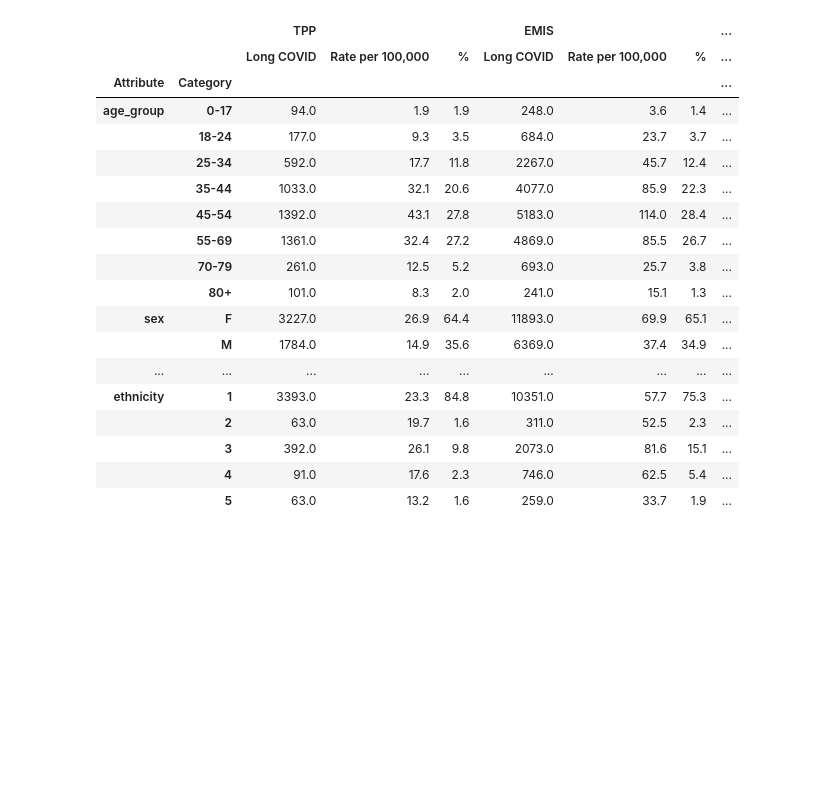
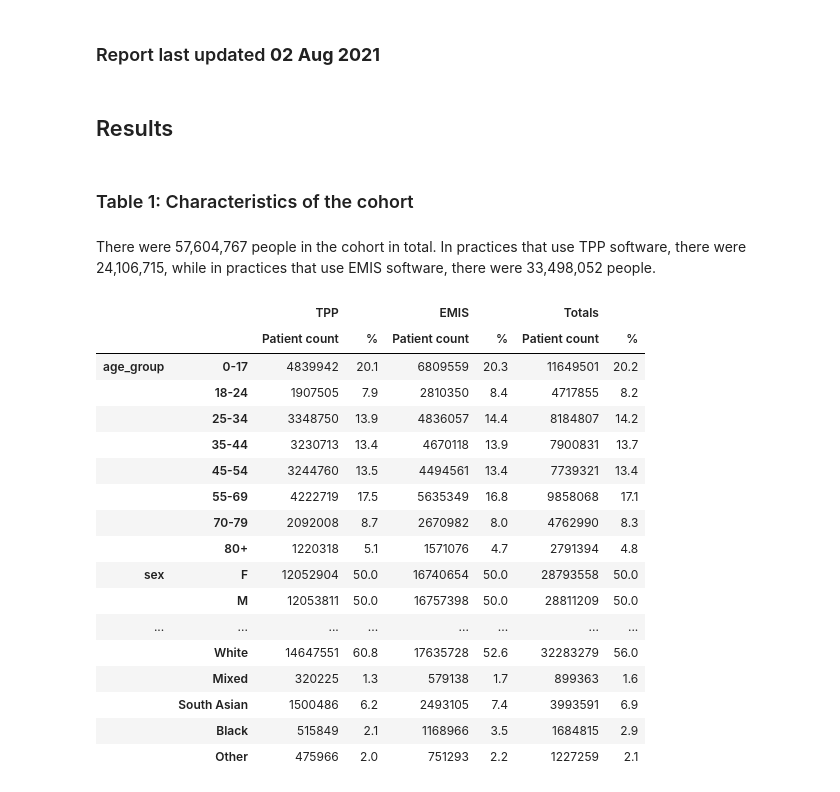
Before and after one commit to opensafely/long-covid, a Jupyter notebook: analysis/long_covid_coding_report.ipynb, the cells around one changed output. Saved outputs shown, nothing was run; the diff lists cells and outputs as text; code cells hidden in the pictures; blank space fills up the shorter version.

```diff
--- a/analysis/long_covid_coding_report.ipynb
+++ b/analysis/long_covid_coding_report.ipynb
@@ -12,3 +12,10 @@ Working on behalf of NHS England, we used OpenSAFELY data encompassing 96% of th
+# %%
+from datetime import datetime
+from IPython.display import display, Markdown
+import pandas as pd
+pd.set_option("display.max_rows", 200)
+pd.options.display.float_format = "{:,.1f}".format
+import lib
 # %%
 %load_ext autoreload
 %autoreload 2
@@ -72,26 +22,41 @@ pd.concat(table_1, keys=['TPP','EMIS', "Totals"],axis=1,join="inner")#.swaplevel
-# %%
-table_2 = [df.drop(columns="No long COVID") for df in table_list]
-table_2[2] = local_graphs.get_percentages(table_2[2])
-table_2[2].columns = table_2[2].columns.droplevel(1)
-table_2[2]["Rate per 100,000"] = ((table_2[2]["Patient count"] / all_patients[2]) * 100000).round(1)
-pd.concat(table_2, keys=['TPP','EMIS', "Totals"], axis=1 ,join="inner")#.swaplevel(0,1,axis=1).sort_index(level=0, axis=1)
-# %% [output]
-|  |  | TPP |  |  | EMIS |  |  | ... |
-|  |  | Long COVID | Rate per 100,000 | % | Long COVID | Rate per 100,000 | % | ... |
-| Attribute | Category |  |  |  |  |  |  | ... |
-| age_group | 0-17 | 94.0 | 1.9 | 1.9 | 248.0 | 3.6 | 1.4 | ... |
-|  | 18-24 | 177.0 | 9.3 | 3.5 | 684.0 | 23.7 | 3.7 | ... |
-|  | 25-34 | 592.0 | 17.7 | 11.8 | 2267.0 | 45.7 | 12.4 | ... |
-|  | 35-44 | 1033.0 | 32.1 | 20.6 | 4077.0 | 85.9 | 22.3 | ... |
-|  | 45-54 | 1392.0 | 43.1 | 27.8 | 5183.0 | 114.0 | 28.4 | ... |
-|  | 55-69 | 1361.0 | 32.4 | 27.2 | 4869.0 | 85.5 | 26.7 | ... |
-|  | 70-79 | 261.0 | 12.5 | 5.2 | 693.0 | 25.7 | 3.8 | ... |
-|  | 80+ | 101.0 | 8.3 | 2.0 | 241.0 | 15.1 | 1.3 | ... |
-| sex | F | 3227.0 | 26.9 | 64.4 | 11893.0 | 69.9 | 65.1 | ... |
-|  | M | 1784.0 | 14.9 | 35.6 | 6369.0 | 37.4 | 34.9 | ... |
-| ... | ... | ... | ... | ... | ... | ... | ... | ... |
-| ethnicity | 1 | 3393.0 | 23.3 | 84.8 | 10351.0 | 57.7 | 75.3 | ... |
-|  | 2 | 63.0 | 19.7 | 1.6 | 311.0 | 52.5 | 2.3 | ... |
-|  | 3 | 392.0 | 26.1 | 9.8 | 2073.0 | 81.6 | 15.1 | ... |
-|  | 4 | 91.0 | 17.6 | 2.3 | 746.0 | 62.5 | 5.4 | ... |
-|  | 5 | 63.0 | 13.2 | 1.6 | 259.0 | 33.7 | 1.9 | ... |
+# %%
+tpp = lib.tpp_emis_table_format("output", {"0": "Missing"})
+total_tpp = tpp.loc["sex",["No long COVID", "Long COVID"]].sum()
+all_total_tpp = total_tpp.sum()
+emis = lib.tpp_emis_table_format("emis", {"RGN11NM": "region","0": "Missing","6": "Missing"})
+total_emis = emis.loc["sex",["No long COVID", "Long COVID"]].sum()
+all_total_emis = total_emis.sum()
+totals = tpp[["No long COVID", "Long COVID"]] + emis[["No long COVID", "Long COVID"]]
+
+display(Markdown(f"### Report last updated **{datetime.today().strftime('%d %b %Y')}**"))
+# %% [output]
+### Report last updated **02 Aug 2021**
+# %% [markdown]
+## Results
+# %% [markdown]
+### Table 1: Characteristics of the cohort
+# %%
+float_formatter = "{:,.0f}".format
+total, table_1 = lib.get_table_1([tpp, emis, totals])
+display(Markdown(f"There were {float_formatter(total[('Totals','Patient count')])} people in the cohort in total. In practices that use TPP software, there were {float_formatter(total[('TPP','Patient count')])}, while in practices that use EMIS software, there were {float_formatter(total[('EMIS','Patient count')])} people."))
+display(table_1)
+# %% [output]
+There were 57,604,767 people in the cohort in total. In practices that use TPP software, there were 24,106,715, while in practices that use EMIS software, there were 33,498,052 people.
+|  |  | TPP |  | EMIS |  | Totals |  |
+|  |  | Patient count | % | Patient count | % | Patient count | % |
+| age_group | 0-17 | 4839942 | 20.1 | 6809559 | 20.3 | 11649501 | 20.2 |
+|  | 18-24 | 1907505 | 7.9 | 2810350 | 8.4 | 4717855 | 8.2 |
+|  | 25-34 | 3348750 | 13.9 | 4836057 | 14.4 | 8184807 | 14.2 |
+|  | 35-44 | 3230713 | 13.4 | 4670118 | 13.9 | 7900831 | 13.7 |
+|  | 45-54 | 3244760 | 13.5 | 4494561 | 13.4 | 7739321 | 13.4 |
+|  | 55-69 | 4222719 | 17.5 | 5635349 | 16.8 | 9858068 | 17.1 |
+|  | 70-79 | 2092008 | 8.7 | 2670982 | 8.0 | 4762990 | 8.3 |
+|  | 80+ | 1220318 | 5.1 | 1571076 | 4.7 | 2791394 | 4.8 |
+| sex | F | 12052904 | 50.0 | 16740654 | 50.0 | 28793558 | 50.0 |
+|  | M | 12053811 | 50.0 | 16757398 | 50.0 | 28811209 | 50.0 |
+| ... | ... | ... | ... | ... | ... | ... | ... |
+|  | White | 14647551 | 60.8 | 17635728 | 52.6 | 32283279 | 56.0 |
+|  | Mixed | 320225 | 1.3 | 579138 | 1.7 | 899363 | 1.6 |
+|  | South Asian | 1500486 | 6.2 | 2493105 | 7.4 | 3993591 | 6.9 |
+|  | Black | 515849 | 2.1 | 1168966 | 3.5 | 1684815 | 2.9 |
+|  | Other | 475966 | 2.0 | 751293 | 2.2 | 1227259 | 2.1 |
```
Also changed, not shown: parts of 14 cells of this notebook, 4 other files.
